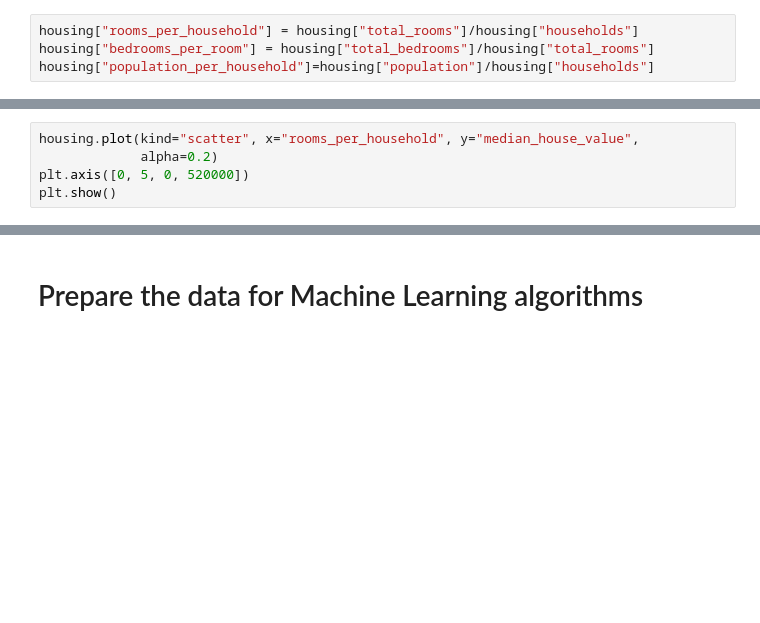
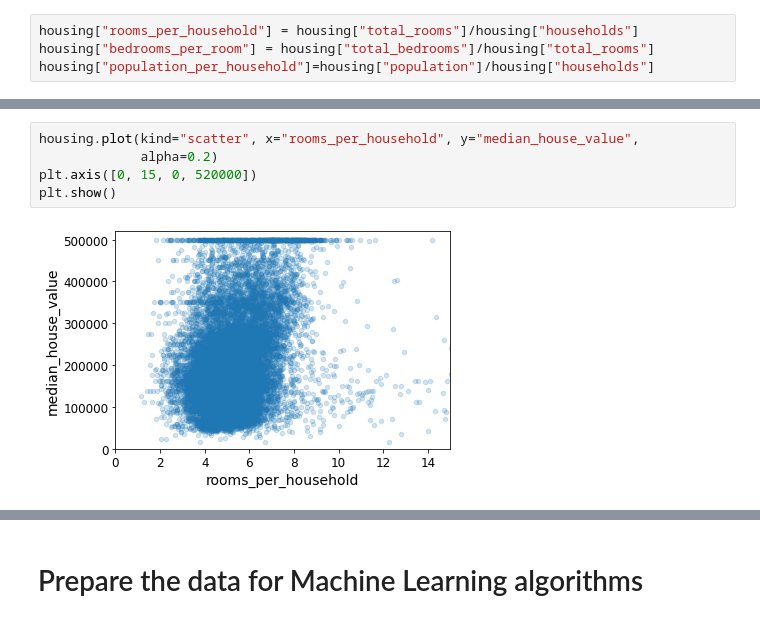
Before and after one commit to aloiswirth/handson-ml2, a Jupyter notebook: 02_end_to_end_machine_learning_project.ipynb, the cells around one changed output, grey strips where cells are left out. Drawn from its saved outputs; the diff is of its cells as text; blank space fills up the shorter version.

```diff
--- a/02_end_to_end_machine_learning_project.ipynb
+++ b/02_end_to_end_machine_learning_project.ipynb
@@ -433,7 +503,9 @@ corr_matrix["median_house_value"].sort_values(ascending=False)
 # %%
 housing.plot(kind="scatter", x="rooms_per_household", y="median_house_value",
              alpha=0.2)
-plt.axis([0, 5, 0, 520000])
+plt.axis([0, 15, 0, 520000])
 plt.show()
+# %% [output]
+[figure, added]
 # %%
 housing.describe()
```
Also changed, not shown: parts of 39 cells of this notebook.
